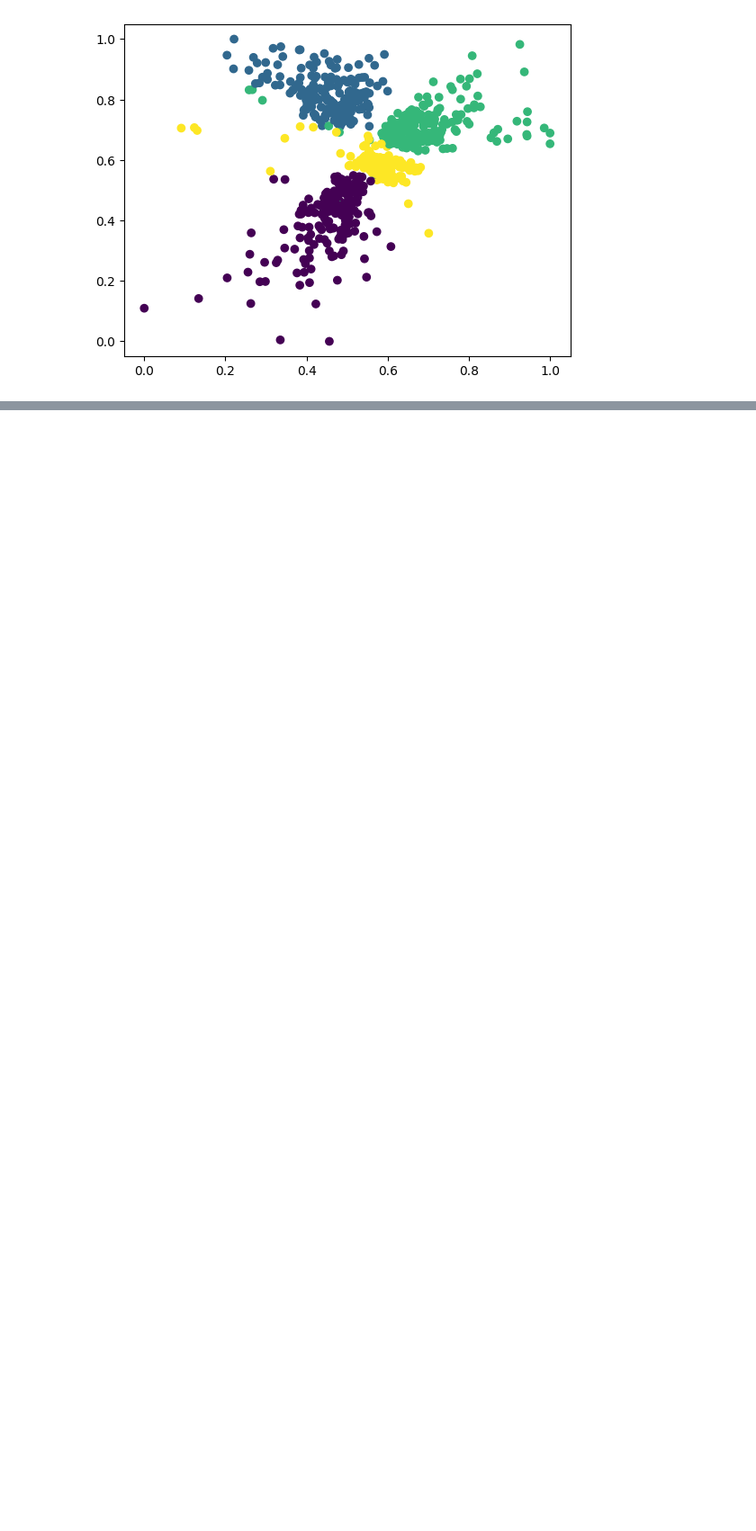
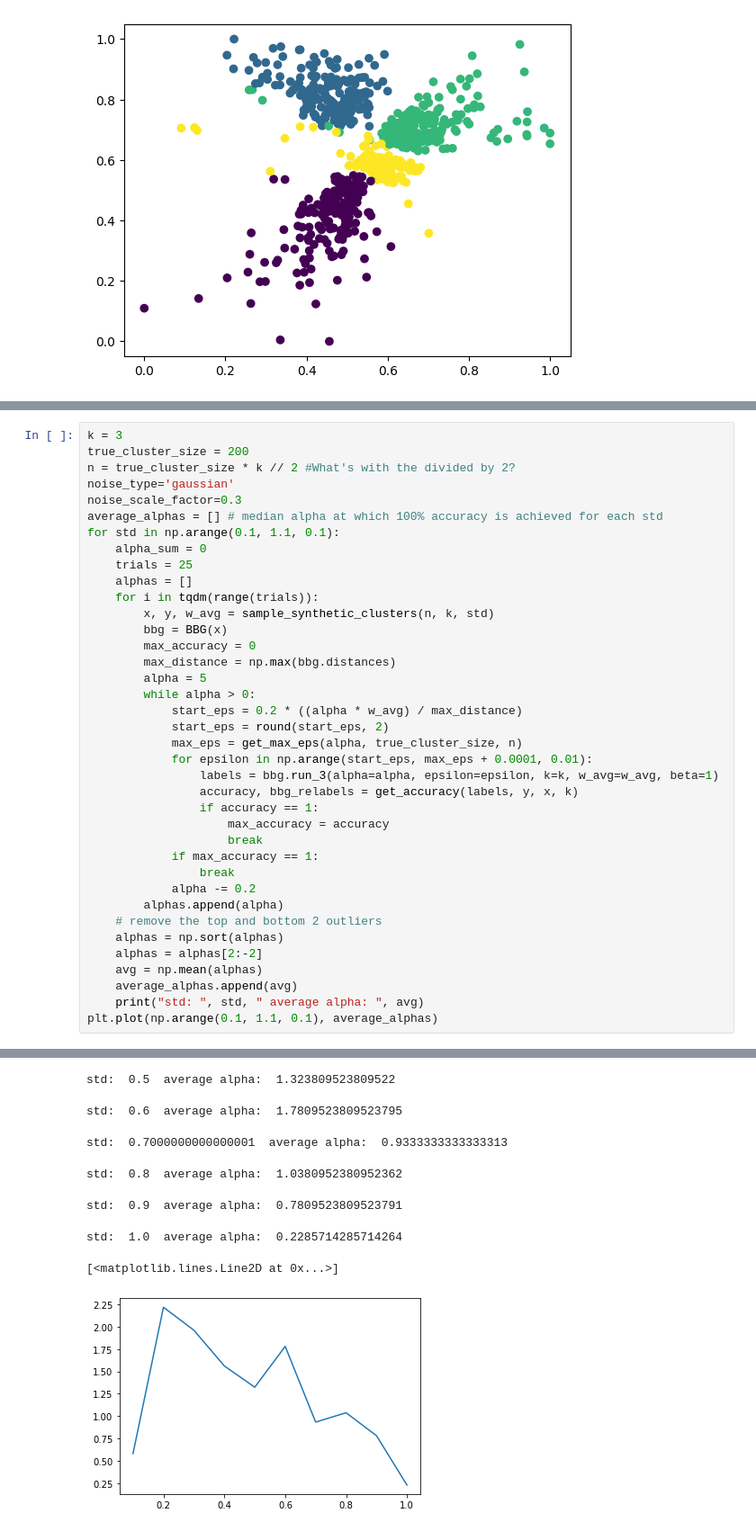
Before and after one commit to Altanali/ApproximationStabilityClustering, a Jupyter notebook: notebook.ipynb, the cells around one changed output, grey strips where cells are left out. Shown at 90% size. Saved outputs shown, nothing was run; the diff lists cells and outputs as text; blank space fills up the shorter version.

```diff
--- a/notebook.ipynb
+++ b/notebook.ipynb
@@ -587,0 +647,39 @@ k_medoids_accuracy:  0.9616666666666667
+# %%
+k = 3
+true_cluster_size = 200
+n = true_cluster_size * k // 2 #What's with the divided by 2?
+noise_type='gaussian'
+noise_scale_factor=0.3
+average_alphas = [] # median alpha at which 100% accuracy is achieved for each std
+for std in np.arange(0.1, 1.1, 0.1):
+    alpha_sum = 0
+    trials = 25
+    alphas = []
+    for i in tqdm(range(trials)):
+        x, y, w_avg = sample_synthetic_clusters(n, k, std)
+        bbg = BBG(x)
+        max_accuracy = 0
+        max_distance = np.max(bbg.distances)
+        alpha = 5
+        while alpha > 0:
+            start_eps = 0.2 * ((alpha * w_avg) / max_distance)
+            start_eps = round(start_eps, 2)
+            max_eps = get_max_eps(alpha, true_cluster_size, n)
+            for epsilon in np.arange(start_eps, max_eps + 0.0001, 0.01):
+                labels = bbg.run_3(alpha=alpha, epsilon=epsilon, k=k, w_avg=w_avg, beta=1)
+                accuracy, bbg_relabels = get_accuracy(labels, y, x, k)
+                if accuracy == 1:
+                    max_accuracy = accuracy
+                    break
+            if max_accuracy == 1:
+                break
+            alpha -= 0.2
+        alphas.append(alpha)
+    # remove the top and bottom 2 outliers
+    alphas = np.sort(alphas)
+    alphas = alphas[2:-2]
+    avg = np.mean(alphas)
+    average_alphas.append(avg)
+    print("std: ", std, " average alpha: ", avg)
+plt.plot(np.arange(0.1, 1.1, 0.1), average_alphas)
+# %% [output]
@@ -587,0 +690,8 @@ k_medoids_accuracy:  0.9616666666666667
+std:  0.5  average alpha:  1.323809523809522
+std:  0.6  average alpha:  1.7809523809523795
+std:  0.7000000000000001  average alpha:  0.9333333333333313
+std:  0.8  average alpha:  1.0380952380952362
+std:  0.9  average alpha:  0.7809523809523791
+std:  1.0  average alpha:  0.2285714285714264
+[<matplotlib.lines.Line2D at 0x...>]
+[figure, added]
```
Also changed, not shown: parts of 12 cells of this notebook.
